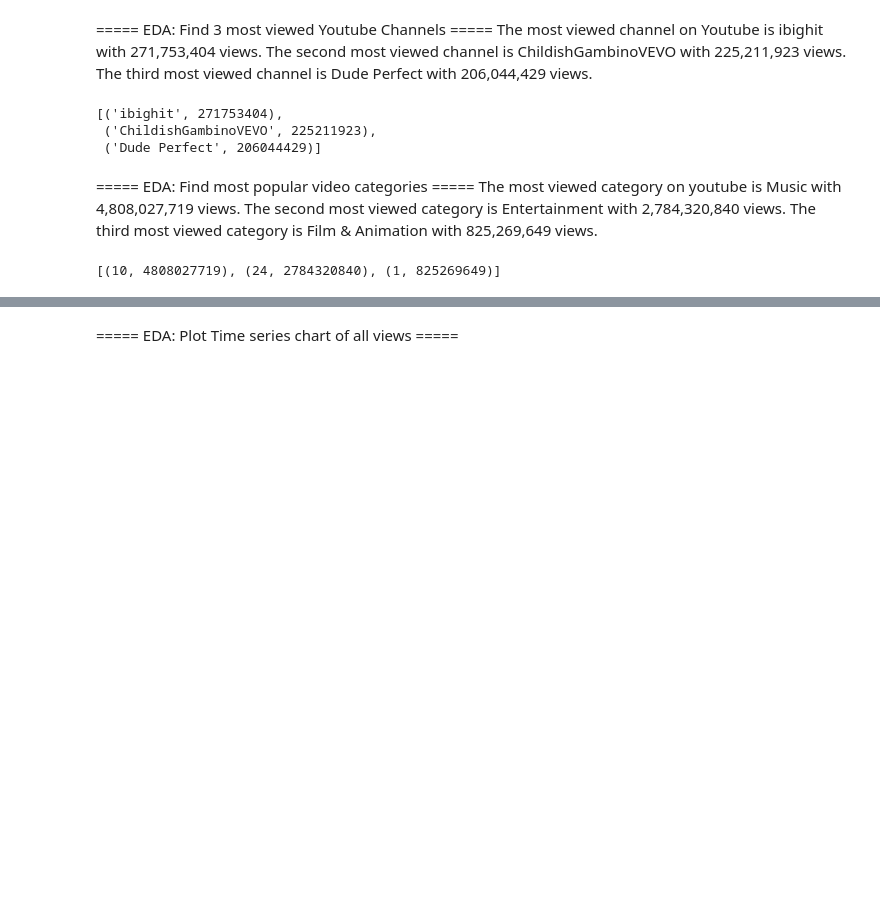
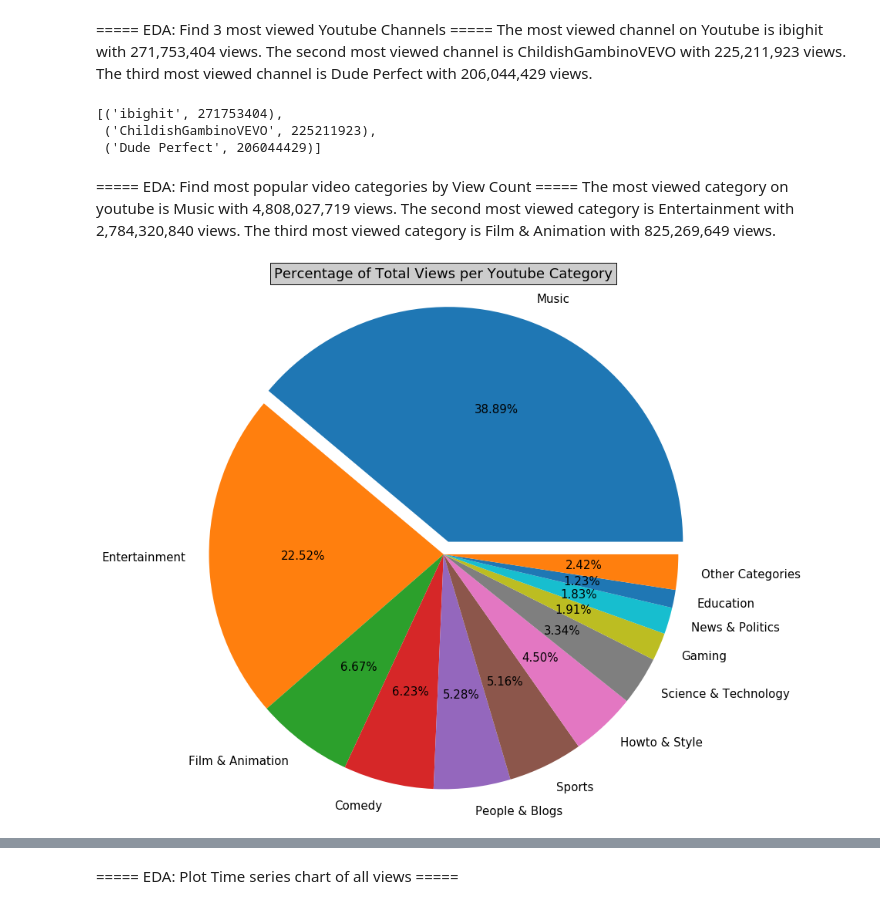
Before and after one commit to NickBoller/NickBoller.github.io, a Jupyter notebook: Final Project.ipynb, the cells around one changed output, grey strips where cells are left out. Saved outputs shown, nothing was run; the diff lists cells and outputs as text; code cells hidden in the pictures; blank space fills up the shorter version.

Commit message:
Added Pie charts and bar charts

```diff
--- a/Final Project.ipynb
+++ b/Final Project.ipynb
@@ -70,15 +77,51 @@ channels_sorted_by_total_views[:3]
  ('ChildishGambinoVEVO', 225211923),
  ('Dude Perfect', 206044429)]
 # %% [markdown]
-===== EDA: Find most popular video categories =====
+===== EDA: Find most popular video categories by View Count =====
 The most viewed category on youtube is Music with 4,808,027,719 views. The second most viewed category is Entertainment with 2,784,320,840 views. The third most viewed category is Film & Animation with 825,269,649 views.
-# %%
-category_views = {k:0 for k in yt_videos['category_id']}
-
-for index, row in yt_videos.iterrows():
-    category_views[row['category_id']] += row['views']
-
-categories_sorted_by_total_views = sorted(category_views.items(), key=lambda x: x[1], reverse=True)
-categories_sorted_by_total_views[:3]
-# %% [output]
-[(10, 4808027719), (24, 2784320840), (1, 825269649)]
+# %%
+# Key to show what each category id refers to
+category_key = {1: 'Film & Animation', 2: 'Autos & Vehicles', 10: 'Music', 15: 'Pets & Animals',
+                17: 'Sports', 19: 'Travel & Events', 20: 'Gaming', 22: 'People & Blogs',
+                23: 'Comedy', 24: 'Entertainment', 25: 'News & Politics', 26: 'Howto & Style',
+                27: 'Education', 28: 'Science & Technology', 29: 'Nonprofits & Activism', 43: 'Shows'}
+
+# Calculate the number of views per category
+category_views = {k:0 for k in yt_videos['category_id']}
+
+# Sum up the total views per category
+for index, row in yt_videos.iterrows():
+    category_views[row['category_id']] += row['views']
+
+# Sort the categories in descending order by view count
+categories_sorted_by_total_views = sorted(category_views.items(), key=lambda x: x[1], reverse=True)
+
+total_views = sum(x[1] for x in categories_sorted_by_total_views)
+
+# Only include categories that make up larger than 1 percent of total views
+# Combine the other categories that are less than 1 percent into an "Other" category
+adjusted_categories_sorted_by_total_views = []
+for i in categories_sorted_by_total_views:
+    if i[1] / total_views > 0.01:
+        adjusted_categories_sorted_by_total_views.append(i)
+
+# Pop out the largest category on the pie chart. Need to add an additional entry for the Other category
+explode_lst = [0]*(len(adjusted_categories_sorted_by_total_views)+1)
+explode_lst[0] = 0.2
+
+# Extract the view count from the list of tuples
+view_count = [x[1] for x in adjusted_categories_sorted_by_total_views]
+# Calculate the remaining views for the Other category
+view_count.append(total_views-sum(view_count))
+
+# Extract the category id from the list of tuples and convert it to its string representation
+categories = [category_key[x[0]] for x in adjusted_categories_sorted_by_total_views]
+categories.append('Other Categories')
+
+# Create the Pie Chart
+matplotlib.rcParams['font.size'] = 15.0
+plt.pie(view_count, labels = categories, explode = explode_lst, autopct = '%.2f%%', radius = 3.5)
+plt.title("Percentage of Total Views per Youtube Category", pad=250, bbox={'facecolor':'0.8', 'pad':5})
+plt.show()
+# %% [output]
+[figure, added]
```
Also changed, not shown: parts of 7 cells of this notebook.
